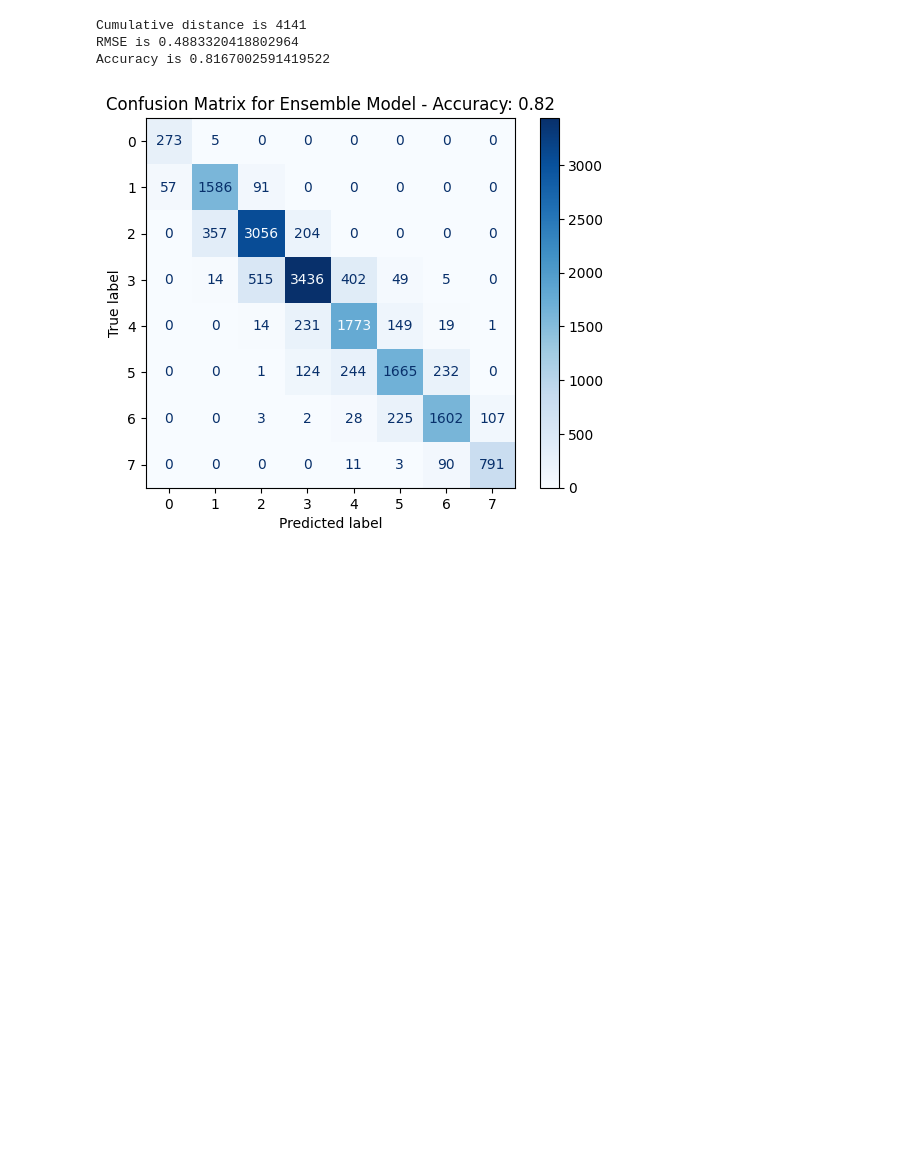
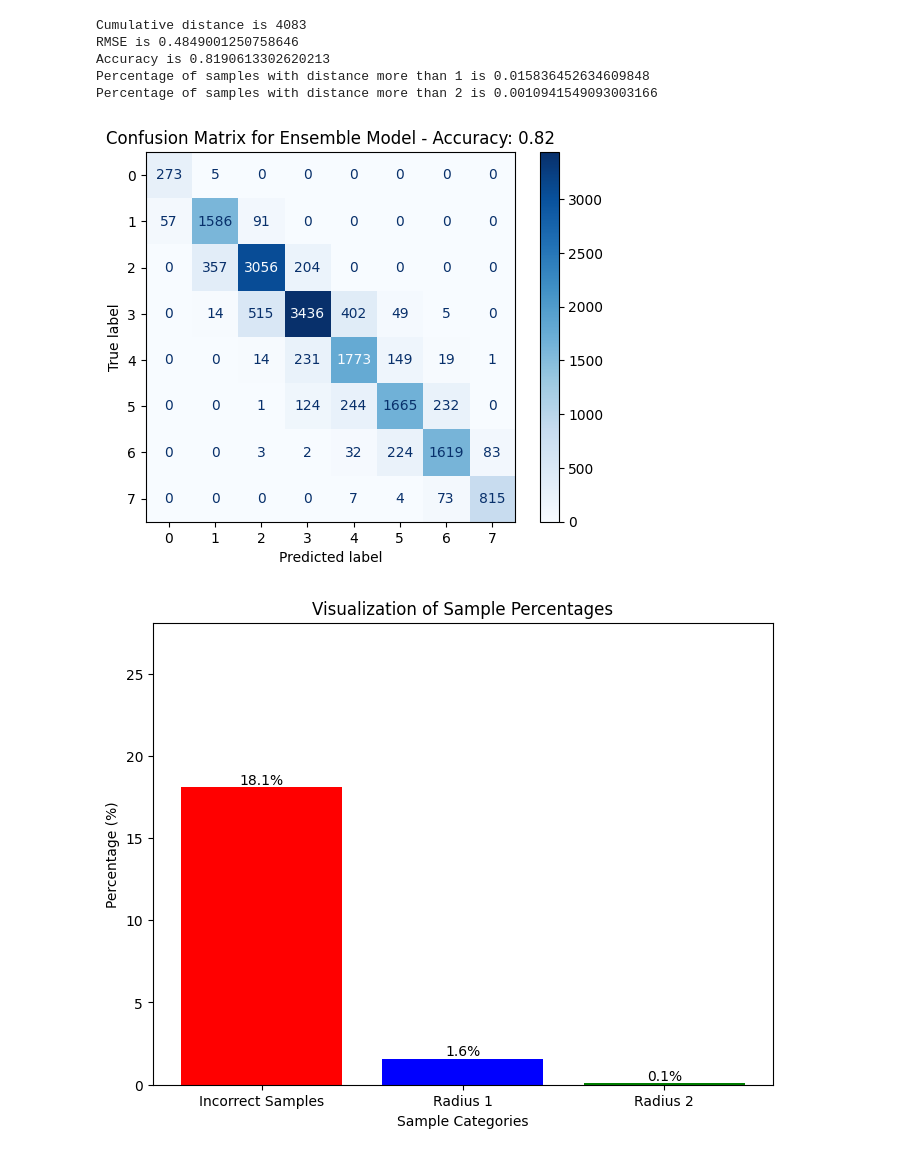
Before and after one commit to Jawayria/ADES-reliability-estimation, a Jupyter notebook: notebooks/EnsembleModel.ipynb, the cells around one changed output. Saved outputs shown, nothing was run; the diff lists cells and outputs as text; code cells hidden in the pictures; blank space fills up the shorter version.

Commit message:
Added more visualisations to notebooks; started on single prediction mode

```diff
--- a/notebooks/EnsembleModel.ipynb
+++ b/notebooks/EnsembleModel.ipynb
@@ -25,16 +25,22 @@ for match in matches:
     ensemble[match] = load_best_model_based_on_match(match)
 # %%
 device = torch.device('cuda' if torch.cuda.is_available() else 'cpu')
-predictions, true_classes, distance, accuracy, rmse = evaluate_ensamble(device, ensemble, test_loader)
+predictions, true_classes, distance, accuracy, rmse, outside_1, outside_2 = evaluate_ensamble(device, ensemble, test_loader)
 # %%
 print(f"Cumulative distance is {distance}")
 print(f"RMSE is {rmse}")
 print(f"Accuracy is {accuracy}")
+print(f"Percentage of samples with distance more than 1 is {outside_1}")
+print(f"Percentage of samples with distance more than 2 is {outside_2}")
 # %% [output]
-Cumulative distance is 4141
-RMSE is 0.4883320418802964
-Accuracy is 0.8167002591419522
+Cumulative distance is 4083
+RMSE is 0.4849001250758646
+Accuracy is 0.8190613302620213
+Percentage of samples with distance more than 1 is 0.015836452634609848
+Percentage of samples with distance more than 2 is 0.0010941549093003166
 # %%
 generate_matrix(true_classes, predictions, accuracy, "Ensemble Model")
+visualize_samples_outside_of_radii(accuracy, outside_1, outside_2)
 # %% [output]
-[figure, old version]
+[figure, new version]
+[figure, added]
```
Also changed, not shown: parts of 1 cell of this notebook, 4 other files.
